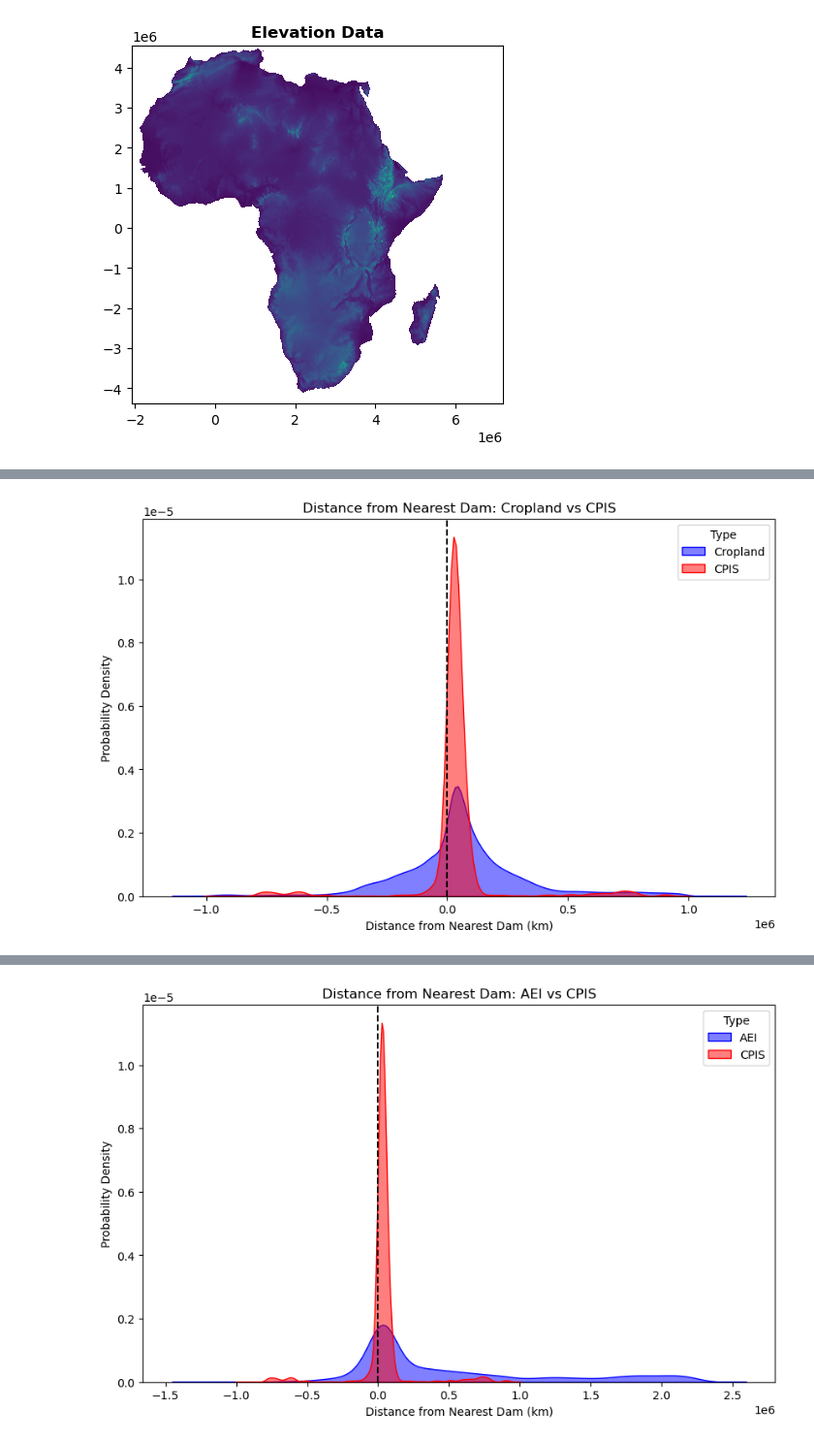
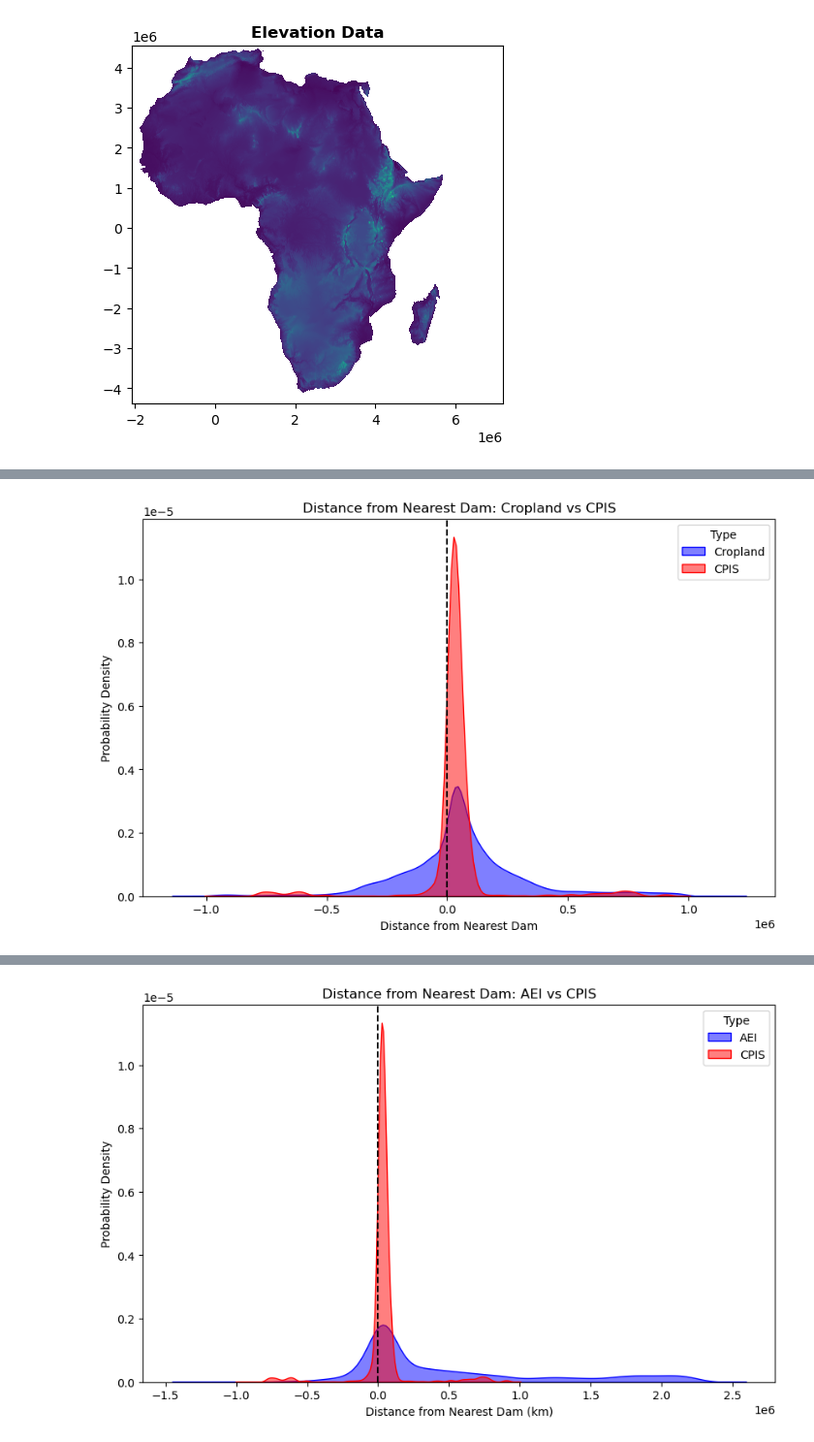
Before and after one commit to rellimylime/Africa_Irrigation, a Jupyter notebook: Code/1_analyze_data/5_Dams_Elevation.ipynb, the cells around one changed output, grey strips where cells are left out. Shown at 97% size. Drawn from its saved outputs; the diff is of its cells as text; code cells hidden in the pictures.

```diff
--- a/Code/1_analyze_data/5_Dams_Elevation.ipynb
+++ b/Code/1_analyze_data/5_Dams_Elevation.ipynb
@@ -158,7 +158,13 @@ df_cropland_vs_cpis = pd.DataFrame({
     'type': ['Cropland'] * len(adjusted_distances_cropland) + ['CPIS'] * len(adjusted_distances_cpis)
 })
 
+# Convert distances from meters to kilometers
+df_cropland_vs_cpis['distance_km'] = df_cropland_vs_cpis['distance'] / 1000
+
 df_aei_vs_cpis = pd.DataFrame({
     'distance': adjusted_distances_aei + adjusted_distances_cpis,
     'type': ['AEI'] * len(adjusted_distances_aei) + ['CPIS'] * len(adjusted_distances_cpis)
 })
+
+# Convert distances from meters to kilometers
+df_aei_vs_cpis['distance_km'] = df_aei_vs_cpis['distance'] / 1000
@@ -165,14 +190,14 @@ df_aei_vs_cpis = pd.DataFrame({
 # %%
 
 # Plot cropland vs CPIS
 plt.figure(figsize=(10, 6))
 sns.kdeplot(data=df_cropland_vs_cpis[df_cropland_vs_cpis['type'] == 'Cropland'], x='distance', fill=True, common_norm=False, alpha=0.5, label='Cropland', color='blue')
 sns.kdeplot(data=df_cropland_vs_cpis[df_cropland_vs_cpis['type'] == 'CPIS'], x='distance', fill=True, common_norm=False, alpha=0.5, label='CPIS', color='red')
 plt.axvline(x=0, linestyle='--', color='black')
-plt.xlabel('Distance from Nearest Dam (km)')
+plt.xlabel('Distance from Nearest Dam')
 plt.ylabel('Probability Density')
 plt.title('Distance from Nearest Dam: Cropland vs CPIS')
 plt.legend(title='Type')
 plt.show()
 # %% [output]
-[figure, old version]
+[figure, new version]
```
Also changed, not shown: parts of 3 cells of this notebook, 2 other files.
